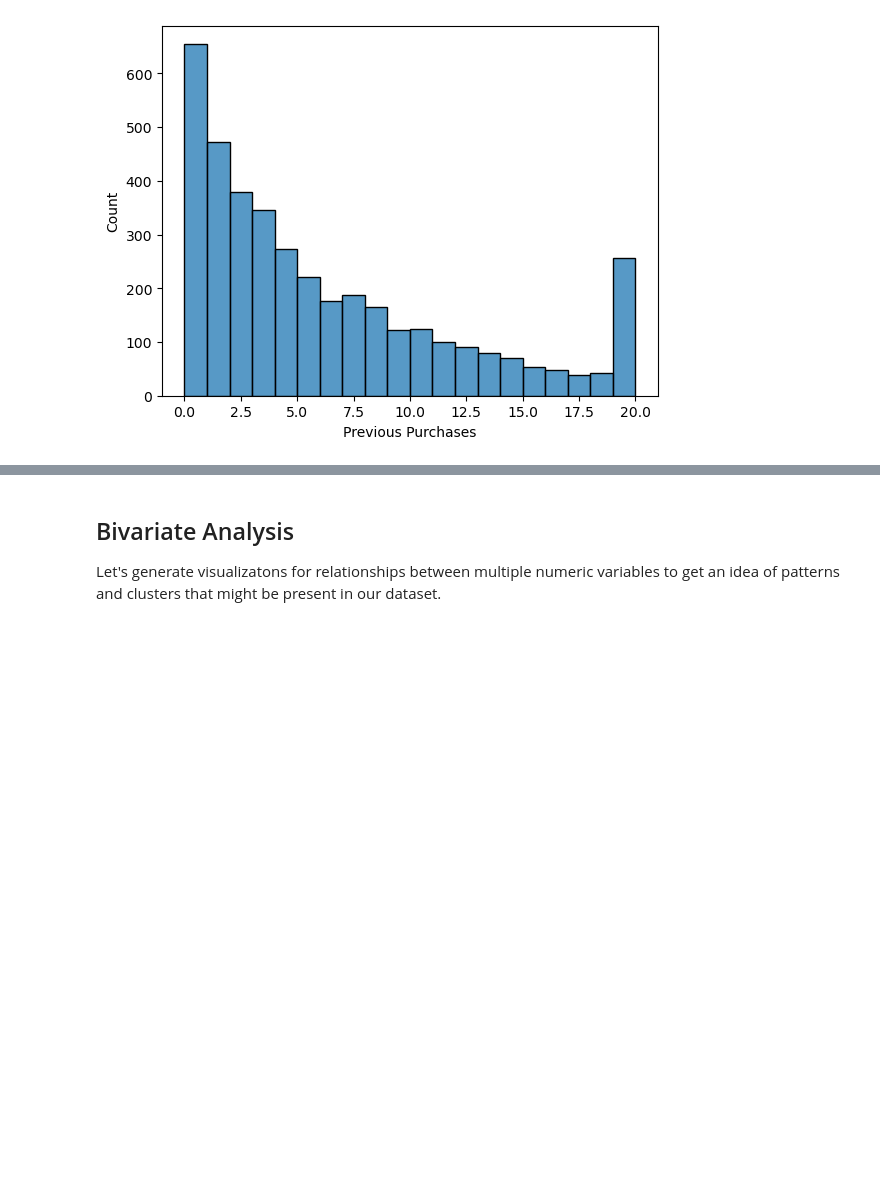
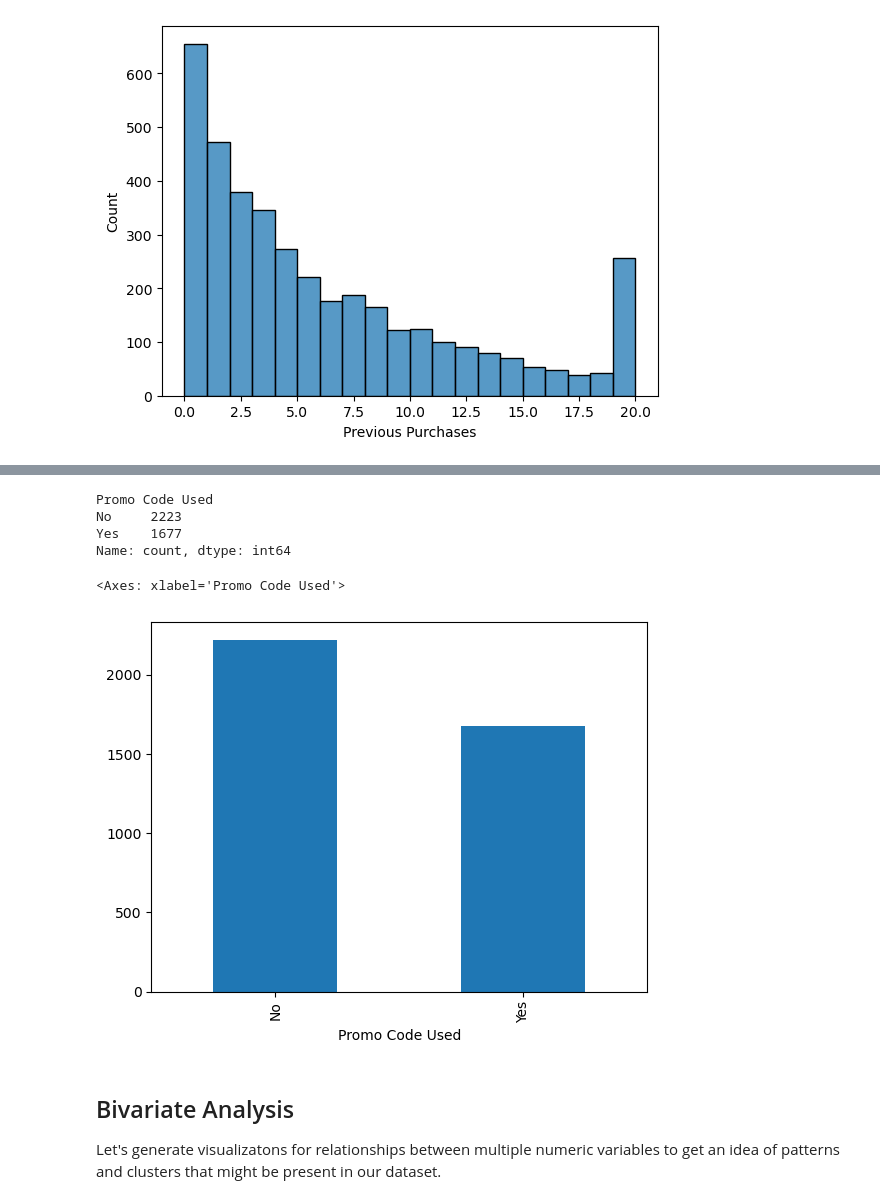
Before and after one commit to ufomaok/shopping_behavior, a Jupyter notebook: code/01explore.ipynb, the cells around one changed output, grey strips where cells are left out. Cells and saved outputs as stored; diff of their text form; code cells hidden in the pictures; blank space fills up the shorter version.

```diff
--- a/code/01explore.ipynb
+++ b/code/01explore.ipynb
@@ -108,11 +133,20 @@ sns.histplot(data = df, x = 'Previous Purchases')
 # %%
 # TODO: count the frequency of unique values in the "Promo Code Used" column, save this value into a new dataframe named "promo_counts"
 
-...
+promo_counts = df.value_counts('Promo Code Used')
+promo_counts
+# %% [output]
+Promo Code Used
+No     2223
+Yes    1677
+Name: count, dtype: int64
 # %%
 # TODO: plot a matplotlib barplot for the promo_counts dataframe
 
-...
+promo_counts.plot.bar()
+# %% [output]
+<Axes: xlabel='Promo Code Used'>
+[figure, added]
 # %%
 # TODO: count the frequency of unique values in the "Payment Method" column, save this value into a new dataframe named "pay_counts"
 
```
Also changed, not shown: parts of 6 cells of this notebook.
